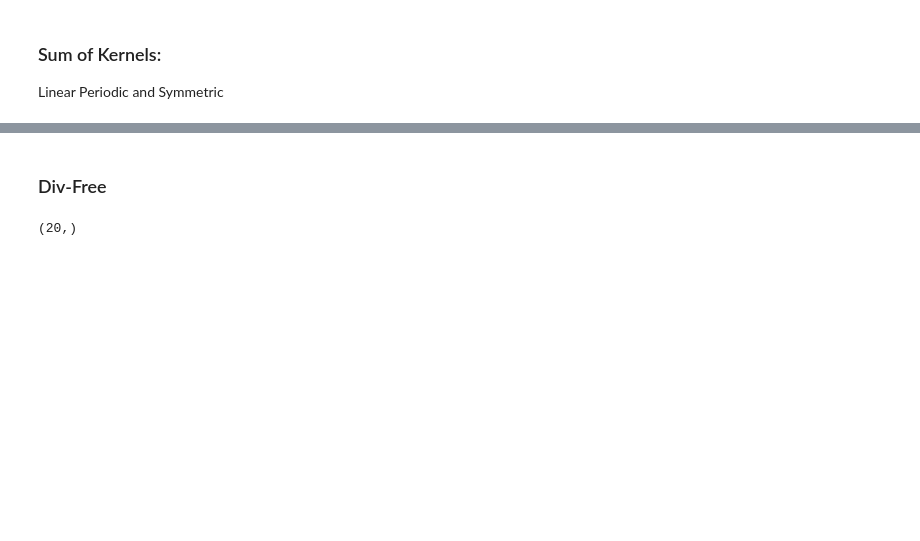
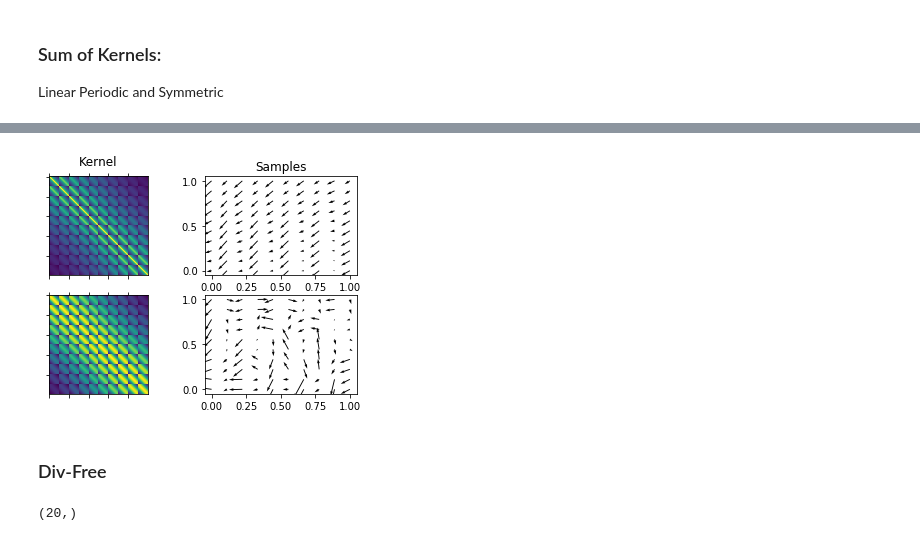
Before and after one commit to notblank/Gaussian-Processes, a Jupyter notebook: EF_2019/Plots.ipynb, the cells around one changed output, grey strips where cells are left out. Cells and saved outputs as stored; diff of their text form; code cells hidden in the pictures; blank space fills up the shorter version.

```diff
--- a/EF_2019/Plots.ipynb
+++ b/EF_2019/Plots.ipynb
@@ -134,3 +203,48 @@ f.savefig('plots/sum.eps', format='eps', dpi=300)
+# %%
+k1 = GPy.kern.RBF(input_dim=2, lengthscale=0.5)
+k2 = GPy.kern.Exponential(input_dim=2, lengthscale=0.5)
+
+SigmaEXP = k1.K(X, X)
+SigmaRBF = k2.K(X, X)
+
+a1 = 1
+a2 = 1
+
+a = np.array([[a1], [a2]])
+
+KIC_RBF = np.kron(SigmaEXP, a.dot(a.T))
+KIC_EXP = np.kron(SigmaRBF, a.dot(a.T))
+# %%
+#np.random.seed(0)
+
+muIC = np.zeros(d*nxGrid*nxGrid)
+ZIC_RBF = np.random.multivariate_normal(muIC, KIC_RBF, 1)
+ZIC_EXP = np.random.multivariate_normal(muIC, KIC_EXP, 1)
+# %%
+f, axes = plt.subplots(2, 2, sharey=False)
+
+axes[0, 0].set_title('Kernel')
+axes[0, 0].matshow(SigmaRBF)
+axes[0, 0].set_xticklabels([''])
+axes[0, 0].set_yticklabels([''])
+
+axes[1, 0].matshow(SigmaEXP)
+axes[1, 0].set_xticklabels([''])
+axes[1, 0].set_yticklabels([''])
+
+axes[0, 1].set_title('Samples')
+dx0 = ZIC_RBF[0][0:nxGrid*nxGrid]
+dy0 = ZIC_RBF[0][nxGrid*nxGrid:d*nxGrid*nxGrid]
+
+dx1 = ZIC_EXP[0][0:nxGrid*nxGrid]
+dy1 = ZIC_EXP[0][nxGrid*nxGrid:d*nxGrid*nxGrid]
+
+axes[0, 1].quiver(X[:,0], X[:,1], dx0, dy0)
+axes[1, 1].quiver(X[:,0], X[:,1], dx1, dy1)
+
+f.savefig('plots/vector_fields.eps', format='eps', dpi=300)
+# %% [output]
+[figure, added]
 # %% [markdown]
 ### Div-Free
 # %%
```
Also changed, not shown: parts of 11 cells of this notebook, 25 other files.
